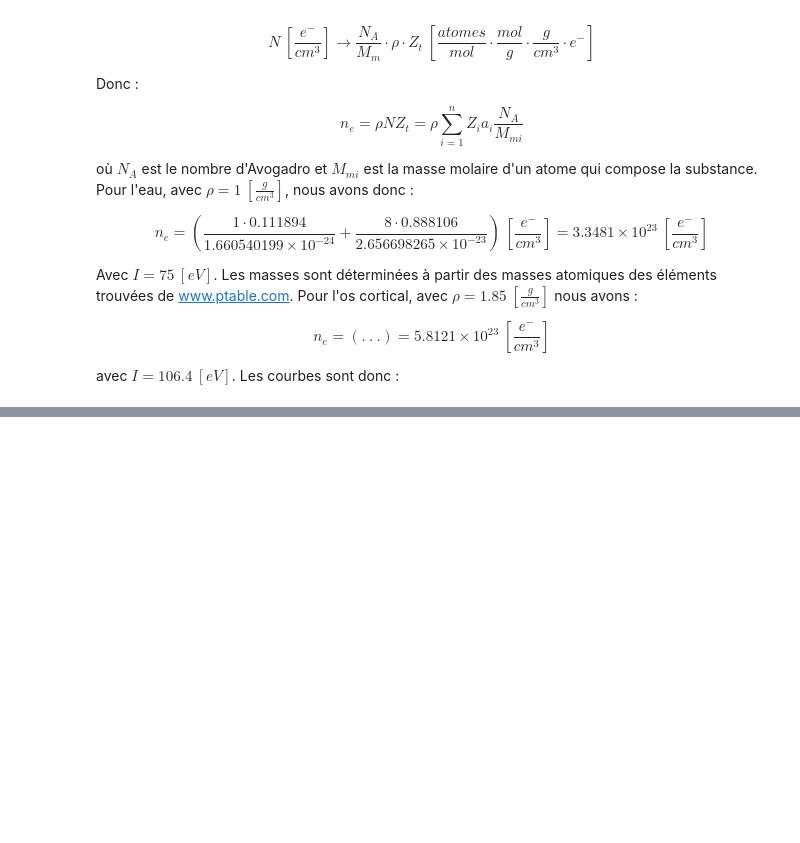
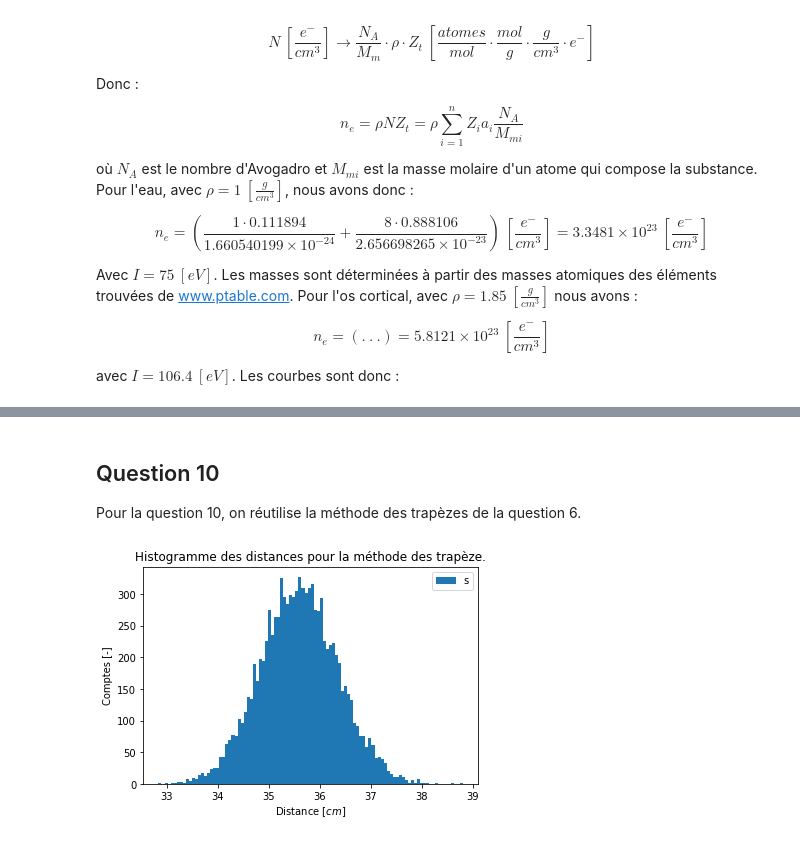
Before and after one commit to Theonegvb/phys_num_tp1, a Jupyter notebook: TP1_MFournier_GVollantBoule.ipynb, the cells around one changed output, grey strips where cells are left out. Saved outputs shown, nothing was run; the diff lists cells and outputs as text; code cells hidden in the pictures; blank space fills up the shorter version.

```diff
--- a/TP1_MFournier_GVollantBoule.ipynb
+++ b/TP1_MFournier_GVollantBoule.ipynb
@@ -111,0 +391,17 @@ $$\rho=\frac{m}{V}~\left[\frac{g}{cm^3}\right]$$
+# %% [markdown]
+## Question 10
+Pour la question 10, on réutilise la méthode des trapèzes de la question 6.
+# %%
+distances = []
+for proton in protons:
+    integration = Integration_trapezes(S_col_eau, bornes=[0.0001, proton], nombre_de_pas=1000)
+    distances.append(integration.aire_totale())
+
+plt.hist(distances, 100)
+plt.title("Histogramme des distances pour la méthode des trapèze.")
+plt.xlabel(r'Distance [$cm$]')
+plt.ylabel('Comptes [-]')
+plt.legend('show')
+plt.show()
+# %% [output]
+[figure, added]
```
Also changed, not shown: parts of 12 cells of this notebook, 3 other files.
